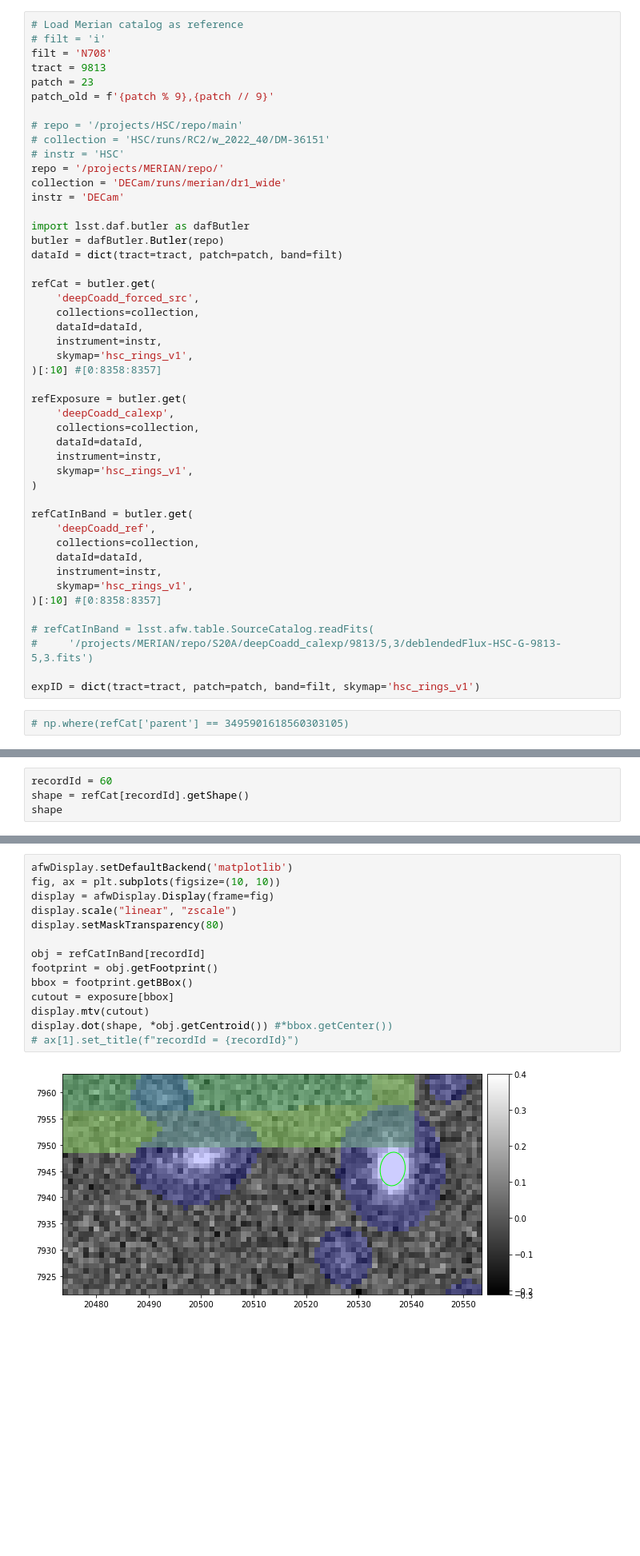
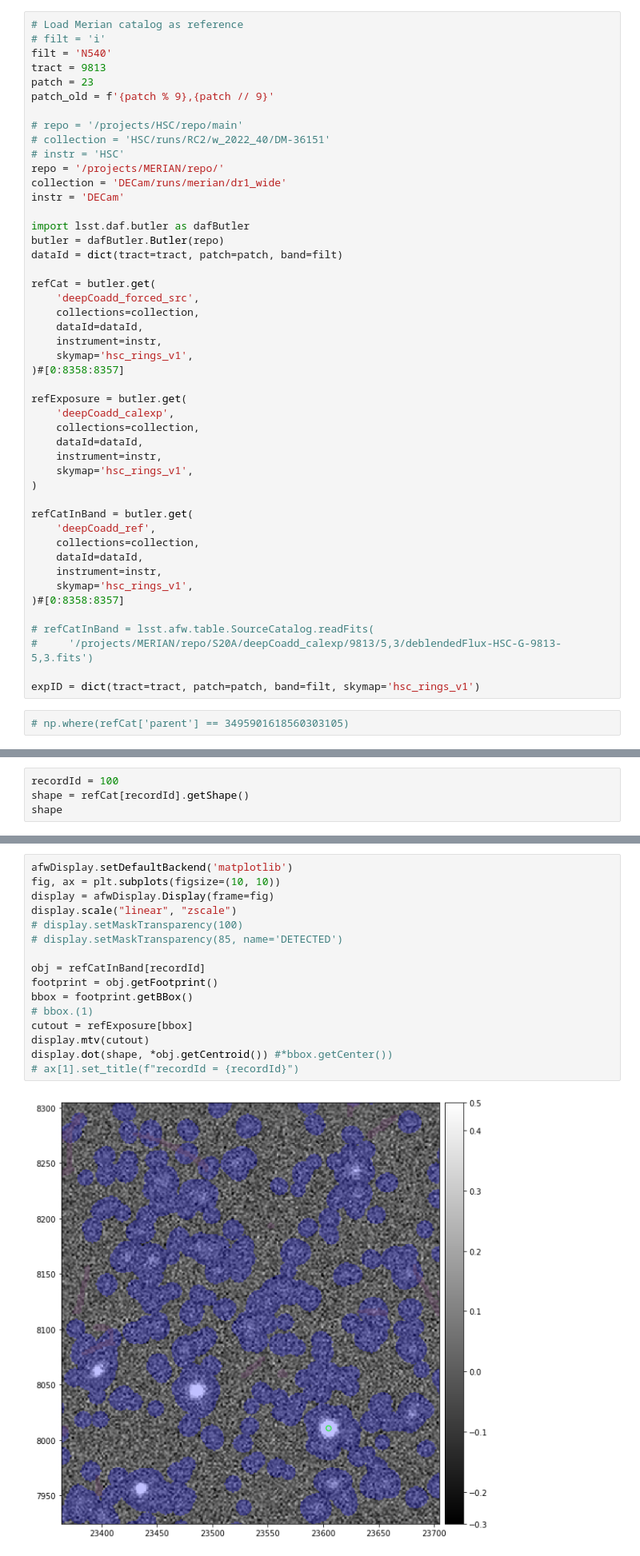
Before and after one commit to MerianSurvey/lambo, a Jupyter notebook: notebooks/hsc_gaap/refCat=Merian.ipynb, the cells around one changed output, grey strips where cells are left out. Shown at 80% size. Drawn from its saved outputs; the diff is of its cells as text; blank space fills up the shorter version.

```diff
--- a/notebooks/hsc_gaap/refCat=Merian.ipynb
+++ b/notebooks/hsc_gaap/refCat=Merian.ipynb
@@ -21,7 +21,7 @@ from astropy.table import Table, hstack
 # %%
 # Load Merian catalog as reference
 # filt = 'i'
-filt = 'N708'
+filt = 'N540'
 tract = 9813
 patch = 23
 patch_old = f'{patch % 9},{patch // 9}'
@@ -43,7 +43,7 @@ refCat = butler.get(
     dataId=dataId,
     instrument=instr,
     skymap='hsc_rings_v1',
-)[:10] #[0:8358:8357]
+)#[0:8358:8357]
 
 refExposure = butler.get(
     'deepCoadd_calexp',
@@ -59,7 +59,7 @@ refCatInBand = butler.get(
     dataId=dataId,
     instrument=instr,
     skymap='hsc_rings_v1',
-)[:10] #[0:8358:8357]
+)#[0:8358:8357]
 
 # refCatInBand = lsst.afw.table.SourceCatalog.readFits(
 #     '/projects/MERIAN/repo/S20A/deepCoadd_calexp/9813/5,3/deblendedFlux-HSC-G-9813-5,3.fits')
@@ -313,7 +358,7 @@ Text(0, 0.5, 'Delta(i), manual - RC2')
 import lsst.afw.display as afwDisplay
 import lsst.afw.geom as afwGeom
 # %%
-recordId = 60
+recordId = 100
 shape = refCat[recordId].getShape()
 shape
 # %% [output]
@@ -321,16 +366,18 @@ Quadrupole(ixx=5.69696065935947, iyy=10.230402632241299, ixy=0.6010893686853381)
 # %%
 afwDisplay.setDefaultBackend('matplotlib')
 fig, ax = plt.subplots(figsize=(10, 10))
 display = afwDisplay.Display(frame=fig)
 display.scale("linear", "zscale")
-display.setMaskTransparency(80)
+# display.setMaskTransparency(100)
+# display.setMaskTransparency(85, name='DETECTED')
 
 obj = refCatInBand[recordId]
 footprint = obj.getFootprint()
 bbox = footprint.getBBox()
-cutout = exposure[bbox]
+# bbox.(1)
+cutout = refExposure[bbox]
 display.mtv(cutout)
 display.dot(shape, *obj.getCentroid()) #*bbox.getCenter())
 # ax[1].set_title(f"recordId = {recordId}")
 # %% [output]
-[figure, old version]
+[figure, new version]
```
Also changed, not shown: parts of 15 cells of this notebook, 1 other file.
